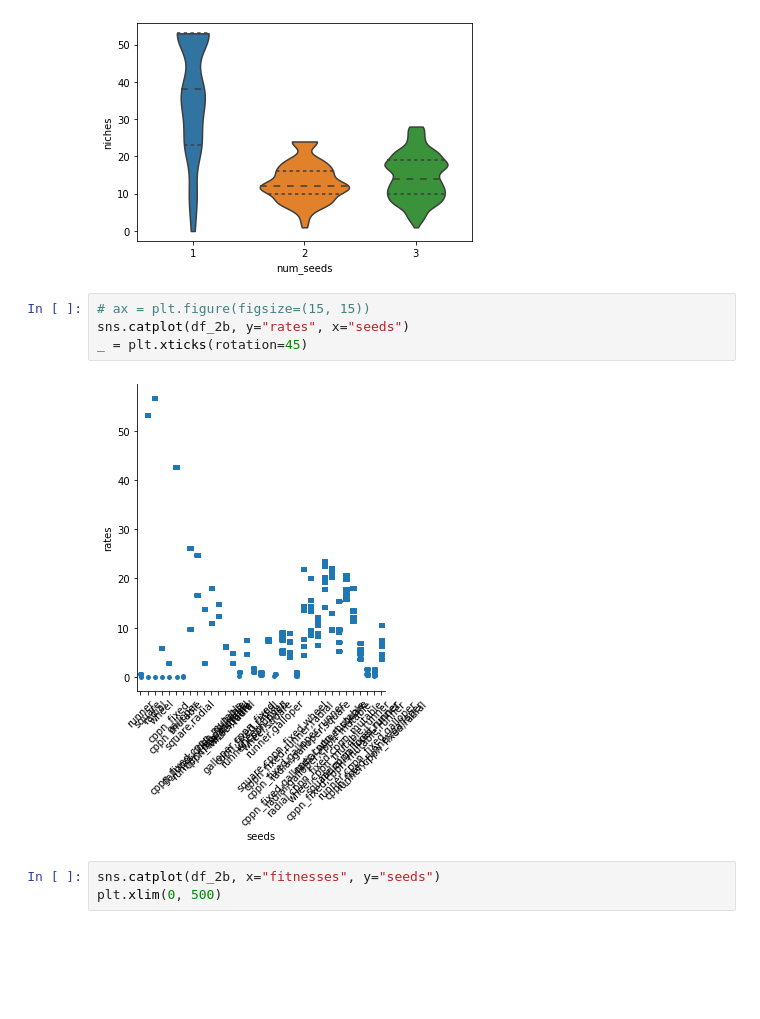
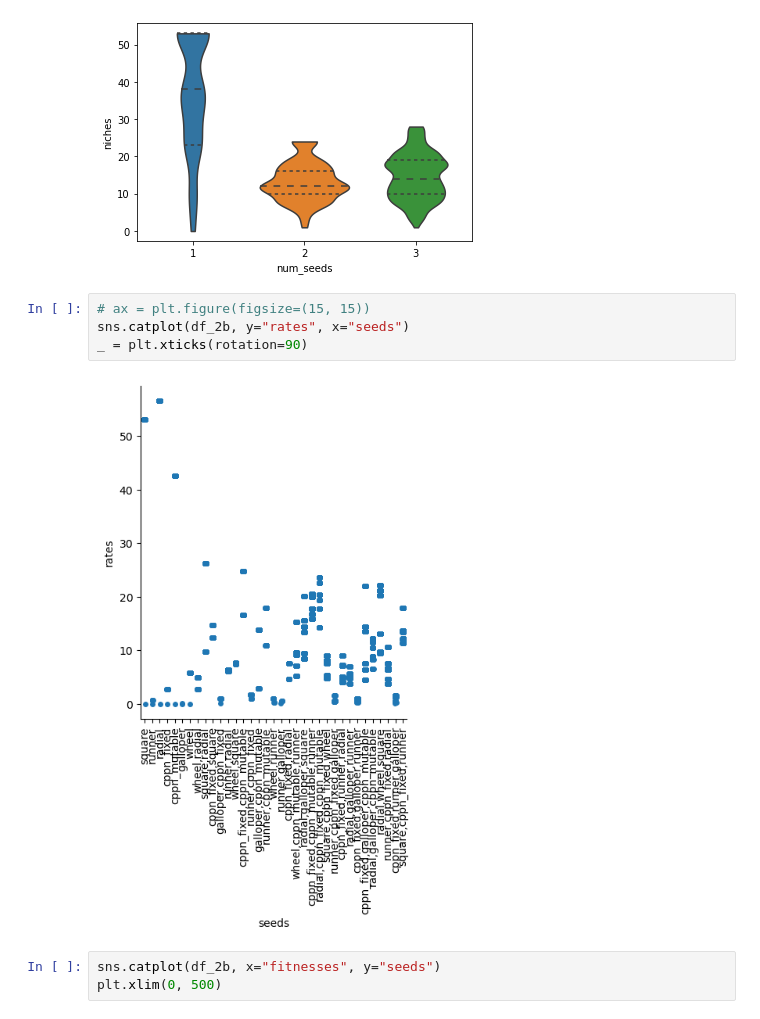
Before and after one commit to herbiebradley/lgx-crossover, a Jupyter notebook: openelm.ipynb, the cells around one changed output. Drawn from its saved outputs; the diff is of its cells as text; blank space fills up the shorter version.

```diff
--- a/openelm.ipynb
+++ b/openelm.ipynb
@@ -122,9 +122,9 @@ sns.violinplot(x="num_seeds", y="niches", data=df_2b, inner="quartile", cut=0)
 # %%
 # ax = plt.figure(figsize=(15, 15))
 sns.catplot(df_2b, y="rates", x="seeds")
-_ = plt.xticks(rotation=45)
+_ = plt.xticks(rotation=90)
 # %% [output]
-[figure, old version]
+[figure, new version]
 # %%
 sns.catplot(df_2b, x="fitnesses", y="seeds")
 plt.xlim(0, 500)
```
Also changed, not shown: 16 other files.
